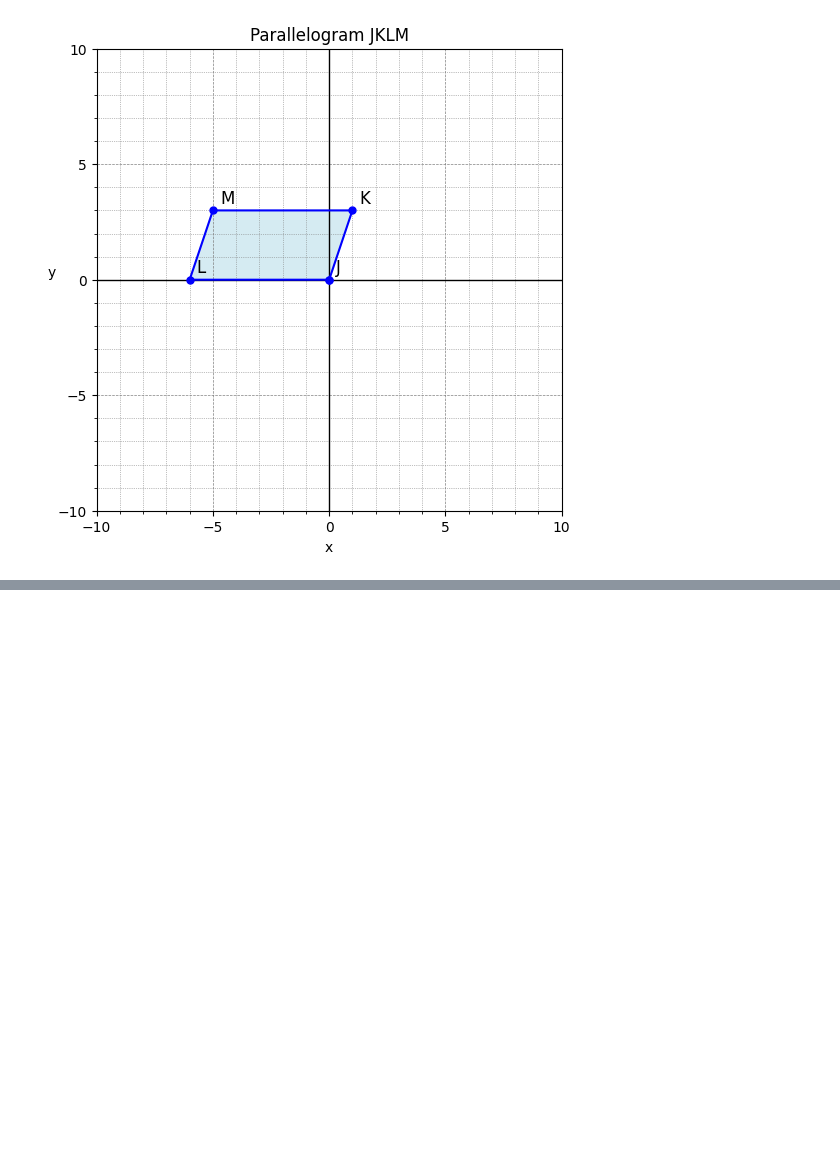
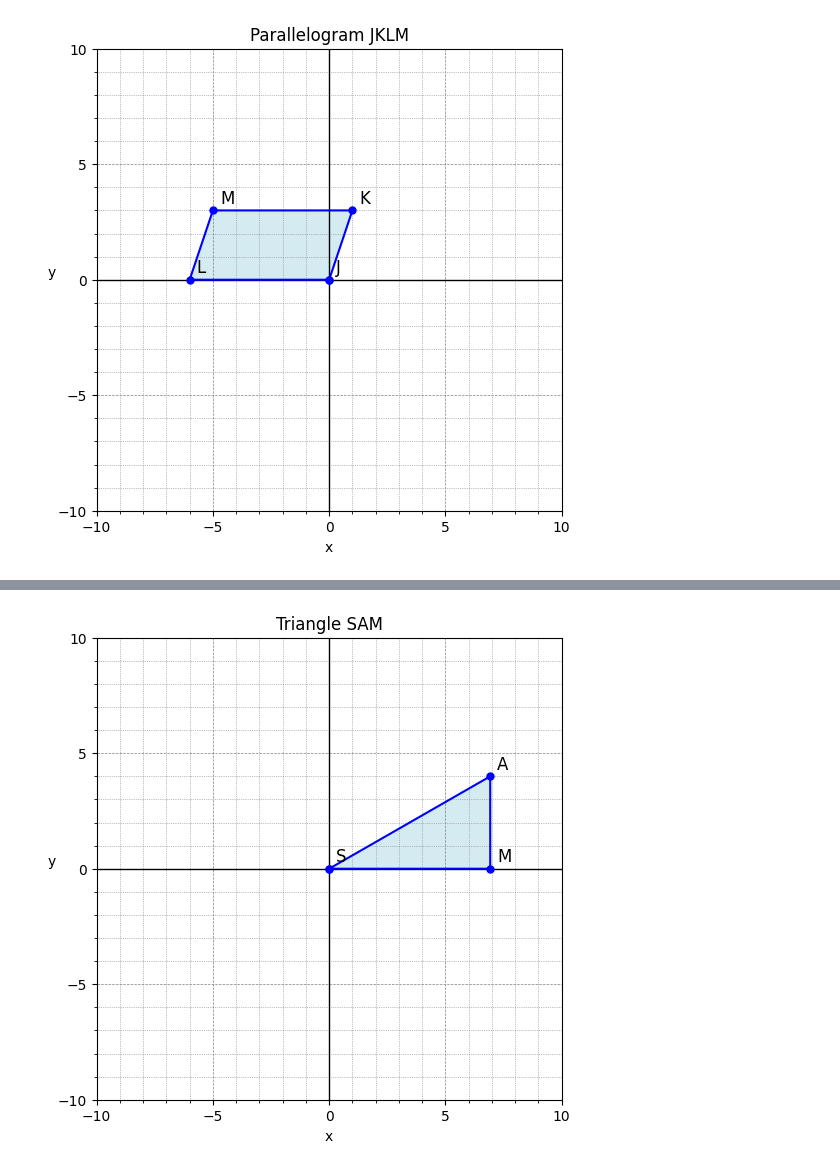
Before and after one commit to seanjiangsh/math-practice, a Jupyter notebook: geometry/geometry.ipynb, the cells around one changed output, grey strips where cells are left out. Drawn from its saved outputs; the diff is of its cells as text; code cells hidden in the pictures; blank space fills up the shorter version.

Commit message:
Updated plotting and added transformation for geometry

```diff
--- a/geometry/lines.ipynb
+++ b/geometry/geometry.ipynb
@@ -86,0 +97,15 @@ plot_geometry(title, polygons=[polygon])
+# %%
+triangle_x = np.array([0, 4*np.sqrt(3), 4*np.sqrt(3)])
+triangle_y = np.array([0, 4, 0])
+triangle_points = ['S', 'A', 'M']
+triangle = {
+    'x': triangle_x,
+    'y': triangle_y,
+    'points': triangle_points
+}
+
+title = 'Triangle SAM'
+
+plot_geometry(title, polygons=[triangle])
+# %% [output]
+[figure, added]
```
Also changed, not shown: parts of 5 cells of this notebook.
